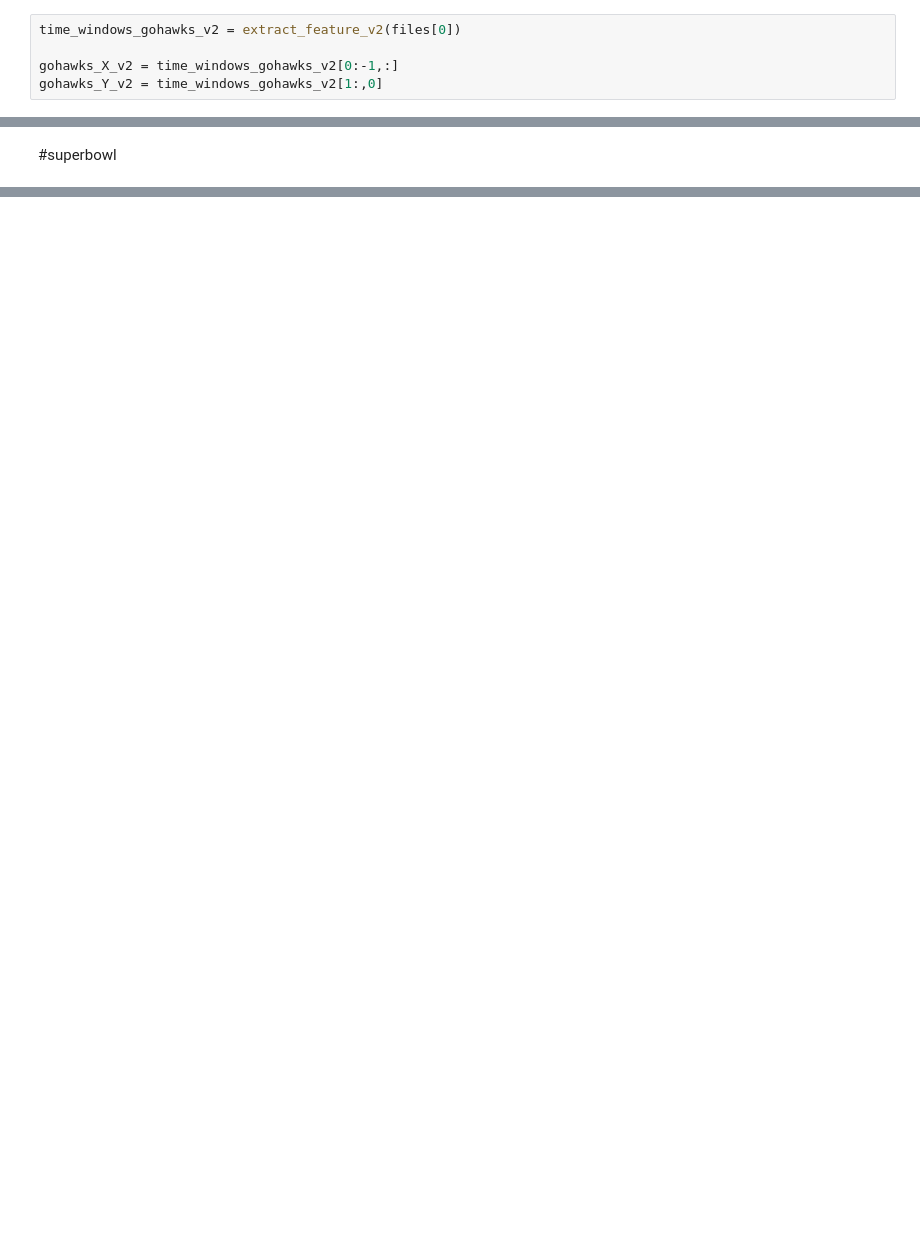
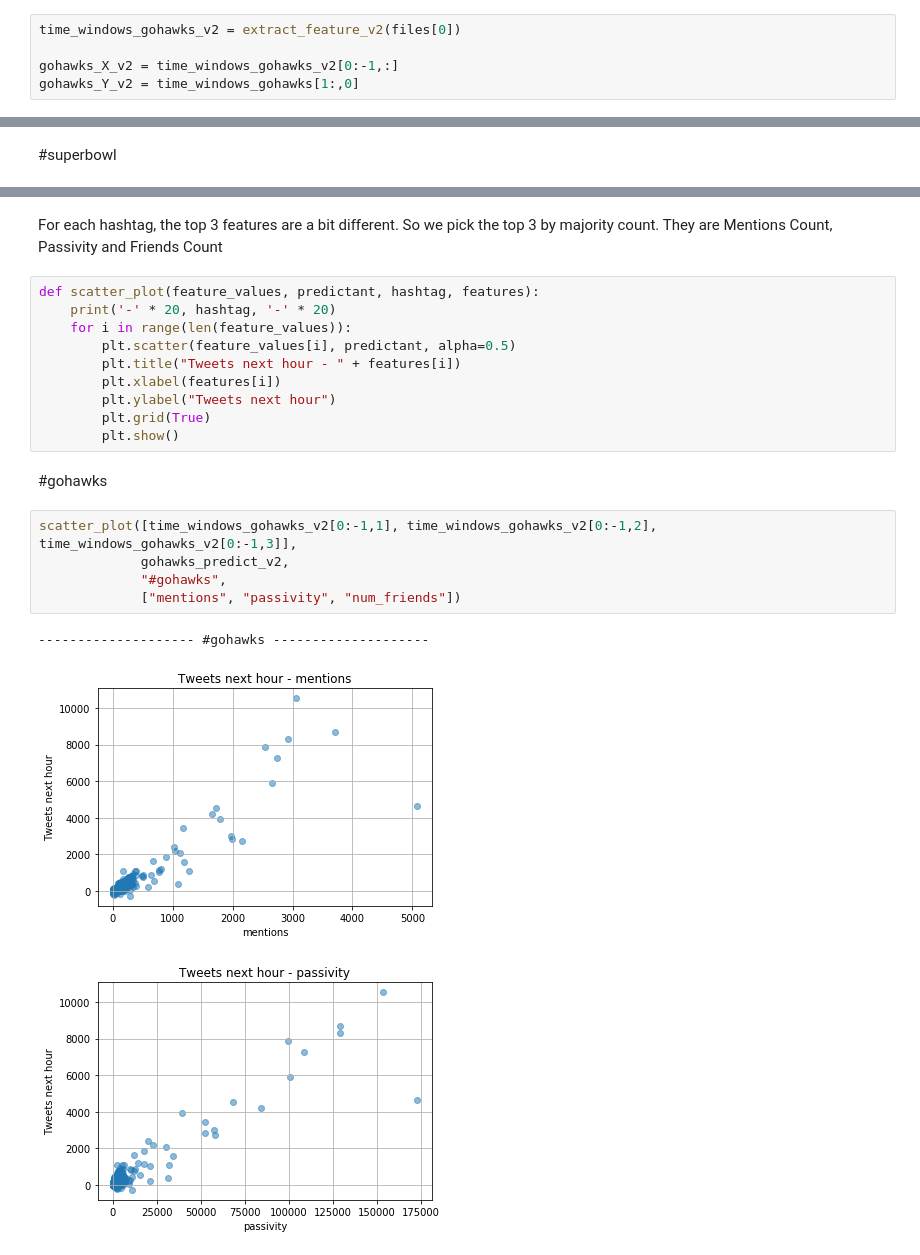
Before and after one commit to Shuyifan/ECE-219-Large-Scale-Data-Mining-Project, a Jupyter notebook: project 5/project_5.ipynb, the cells around one changed output, grey strips where cells are left out. Cells and saved outputs as stored; diff of their text form; blank space fills up the shorter version.

```diff
--- a/project 5/project_5.ipynb
+++ b/project 5/project_5.ipynb
@@ -495,7 +495,7 @@ def extract_feature_v2(filename):
 time_windows_gohawks_v2 = extract_feature_v2(files[0])
 
 gohawks_X_v2 = time_windows_gohawks_v2[0:-1,:]
-gohawks_Y_v2 = time_windows_gohawks_v2[1:,0]
+gohawks_Y_v2 = time_windows_gohawks[1:,0]
 # %%
 lr_gohawks_v2 = OLS(gohawks_Y_v2, gohawks_X_v2).fit()
 
@@ -707,0 +712,23 @@ MSE for #superbowl: 30459584.157288235
+# %% [markdown]
+For each hashtag, the top 3 features are a bit different. So we pick the top 3 by majority count. They are Mentions Count, Passivity and Friends Count
+# %%
+def scatter_plot(feature_values, predictant, hashtag, features):
+    print('-' * 20, hashtag, '-' * 20)
+    for i in range(len(feature_values)):
+        plt.scatter(feature_values[i], predictant, alpha=0.5)
+        plt.title("Tweets next hour - " + features[i])
+        plt.xlabel(features[i])
+        plt.ylabel("Tweets next hour")
+        plt.grid(True)
+        plt.show()
+# %% [markdown]
+#gohawks
+# %%
+scatter_plot([time_windows_gohawks_v2[0:-1,1], time_windows_gohawks_v2[0:-1,2], time_windows_gohawks_v2[0:-1,3]],
+             gohawks_predict_v2,
+             "#gohawks",
+             ["mentions", "passivity", "num_friends"])
+# %% [output]
+-------------------- #gohawks --------------------
+[figure, added]
+[figure, added]
```
Also changed, not shown: parts of 82 cells of this notebook.
